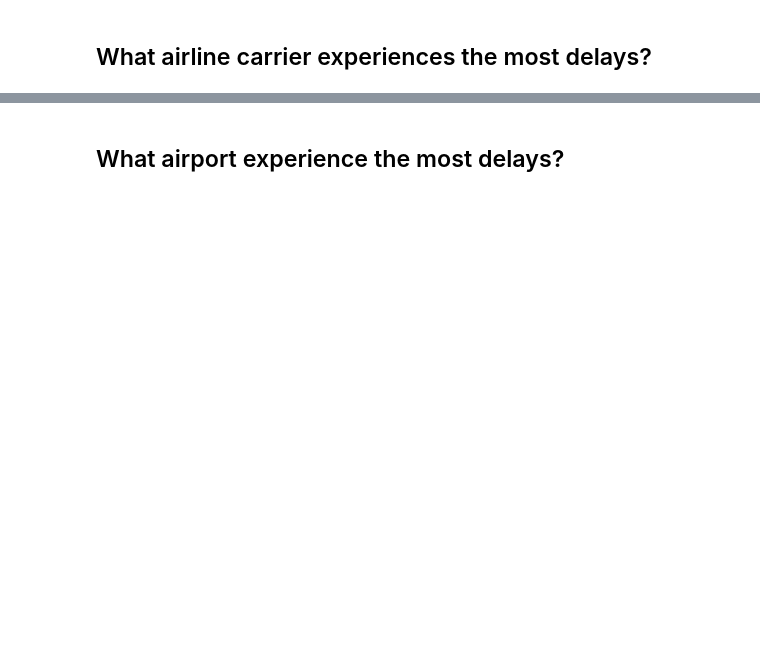
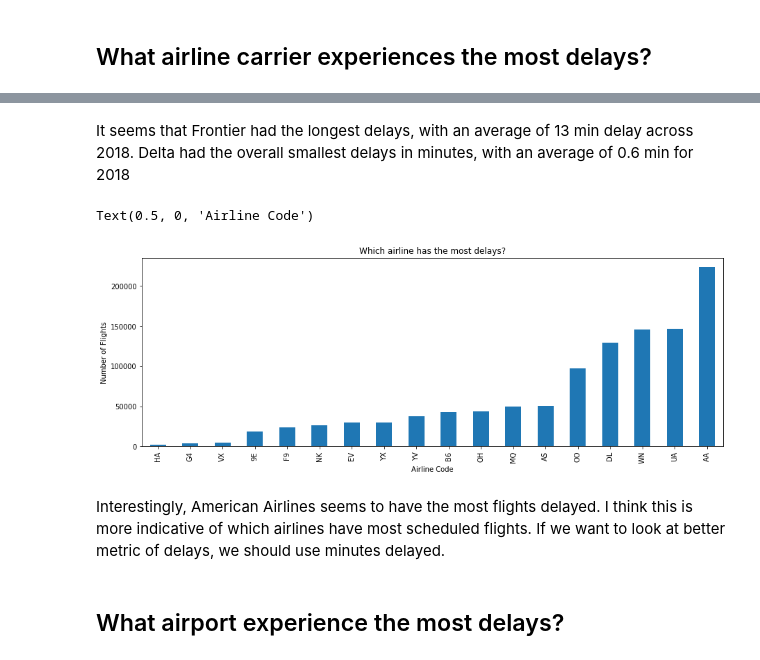
Before and after one commit to guedanie/flight_delay_predictor, a Jupyter notebook: flight_delay_predictor.ipynb, the cells around one changed output, grey strips where cells are left out. Cells and saved outputs as stored; diff of their text form; code cells hidden in the pictures; blank space fills up the shorter version.

```diff
--- a/flight_delay_predictor.ipynb
+++ b/flight_delay_predictor.ipynb
@@ -206,2 +189,16 @@ We will look to understand if there are any patterns that can help us predict if
+# %% [markdown]
+It seems that Frontier had the longest delays, with an average of 13 min delay across 2018. Delta had the overall smallest delays in minutes, with an average of 0.6 min for 2018
+# %%
+# Delays by flights (count)
+
+df[df.arr_delay > 0].groupby("op_carrier").arr_delay.count().sort_values().plot.bar(figsize=(15,5))
+plt.title("Which airline has the most delays?")
+plt.ylabel("Number of Flights")
+plt.xlabel("Airline Code")
+# %% [output]
+Text(0.5, 0, 'Airline Code')
+[figure, added]
+# %% [markdown]
+Interestingly, American Airlines seems to have the most flights delayed. I think this is more indicative of which airlines have most scheduled flights. If we want to look at better metric of delays, we should use minutes delayed.
 # %% [markdown]
 ## What airport experience the most delays?
```
Also changed, not shown: parts of 25 cells of this notebook.
